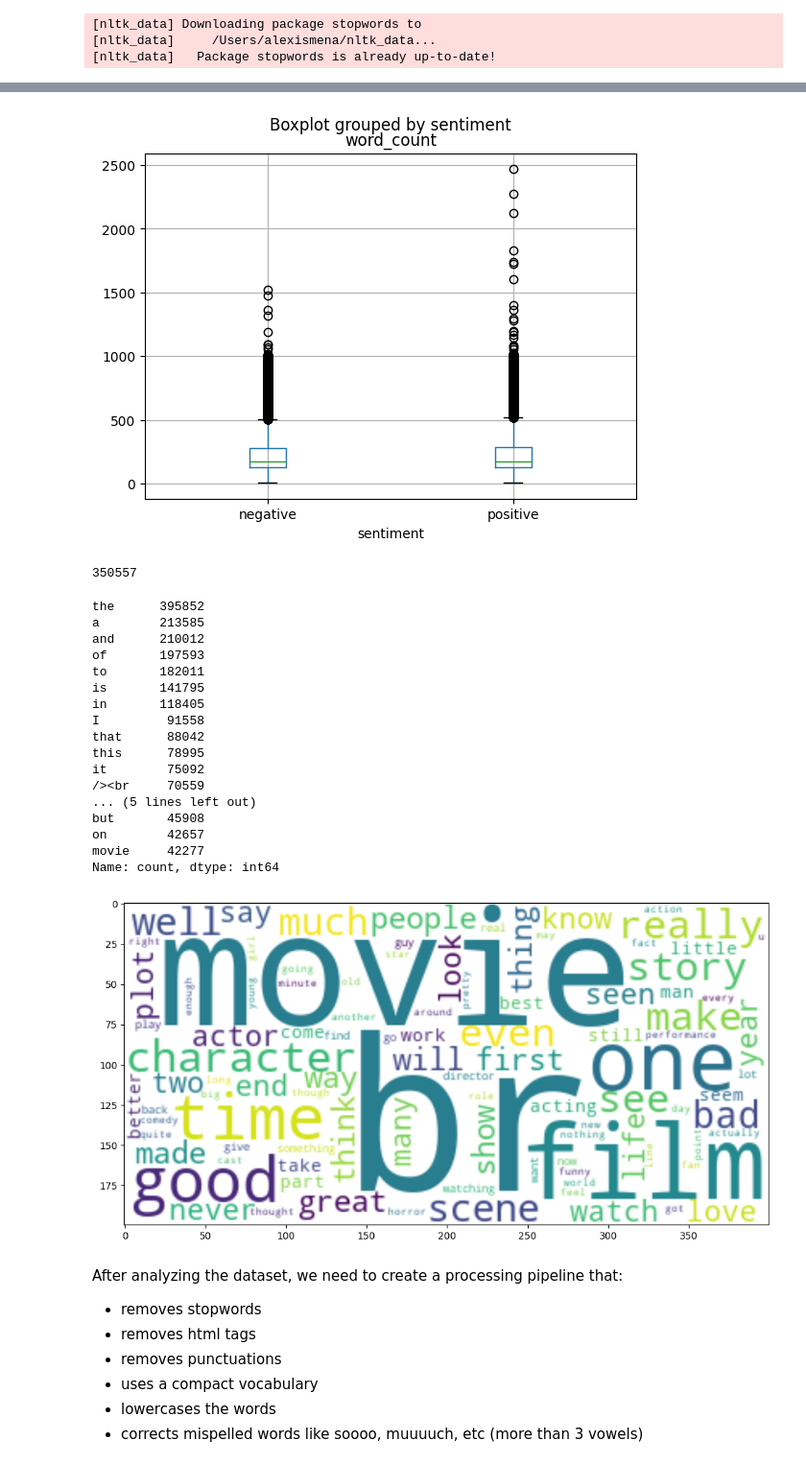
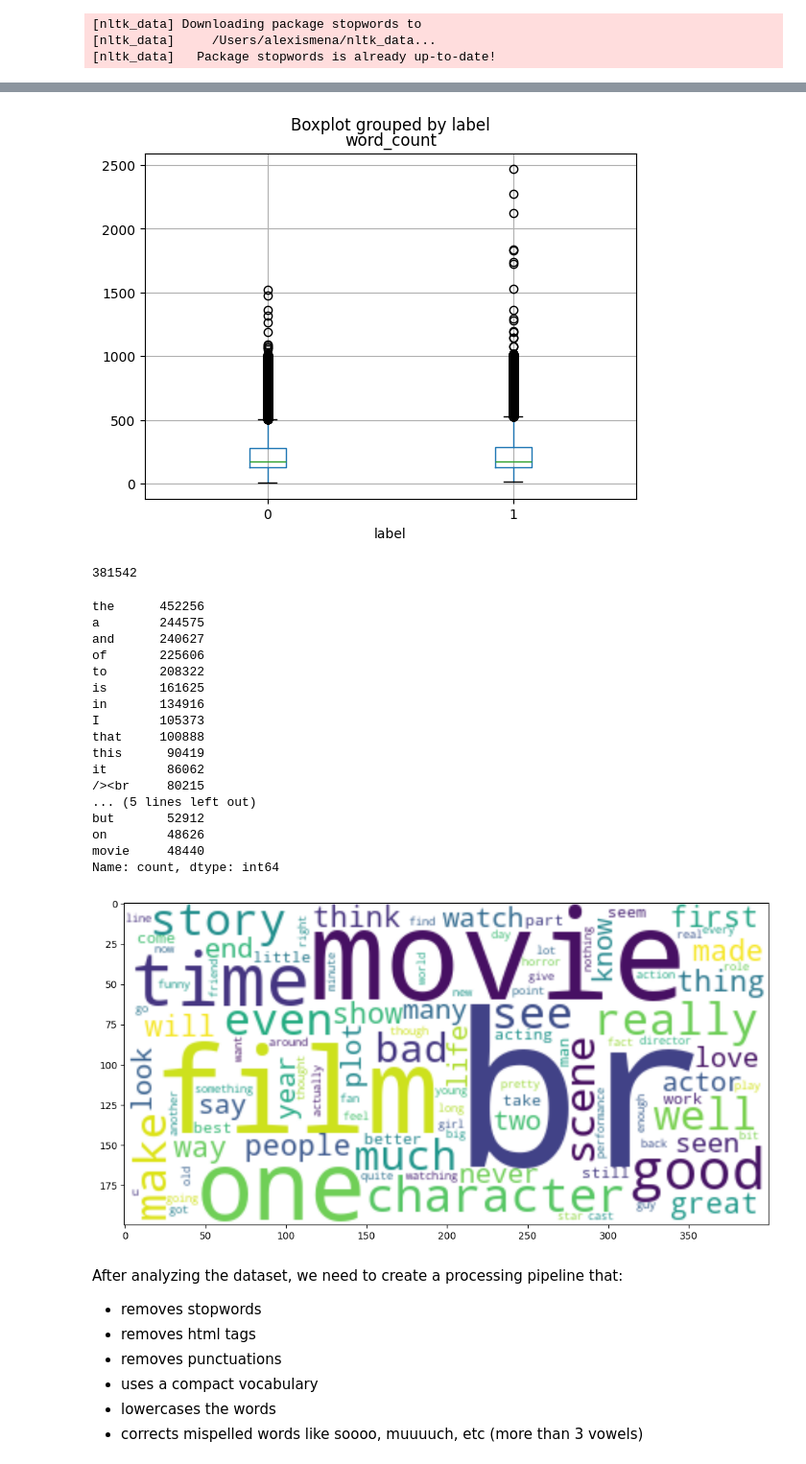
Before and after one commit to alexismenanieves/TensorFlow_Basics, a Jupyter notebook: notebooks/01_IMDB_Sentiment_Analysis.ipynb, the cells around one changed output, grey strips where cells are left out. Shown: that part at 96% size. Saved outputs shown, nothing was run; the diff lists cells and outputs as text; code cells hidden in the pictures.

```diff
--- a/notebooks/01_IMDB_Sentiment_Analysis.ipynb
+++ b/notebooks/01_IMDB_Sentiment_Analysis.ipynb
@@ -115,3 +103,9 @@ test_df = test_df.reset_index(drop=True)
+# %%
+# 1.4 Preprocess data based on observed information
+df_train = df_train[~df_train.text.duplicated()]
+df_val = df_val[~df_val.text.duplicated()]
+df_train.reset_index(drop=True, inplace=True)
+df_val.reset_index(drop=True, inplace=True)
 # %%
 # Step 2. Create a basic analysis
 # 2.1 Get basic info
@@ -166,50 +167,50 @@ plt.show()
 # %%
 # 2.6 Show boxplot of word count stratified by sentiment
-(train_df
- .assign(word_count = train_df['review'].apply(lambda x: len(x.split())))
- .boxplot('word_count', by='sentiment')
+(df_train
+ .assign(word_count = df_train['text'].apply(lambda x: len(x.split())))
+ .boxplot('word_count', by='label')
 )
 plt.show()
 # %% [output]
-[figure, old version]
+[figure, new version]
 # %%
 # 2.7 List total words in our vocabulary
-train_df['review'].str.split(expand=True).stack().value_counts().count()
+df_train['text'].str.split(expand=True).stack().value_counts().count()
 # %% [output]
-350557
+381542
 # %%
 # 2.8 List most frequent words in reviews
-train_df['review'].str.split(expand=True).stack().value_counts()[:20]
+df_train['text'].str.split(expand=True).stack().value_counts()[:20]
 # %% [output]
-the      395852
-a        213585
-and      210012
-of       197593
-to       182011
-is       141795
-in       118405
-I         91558
-that      88042
-this      78995
-it        75092
-/><br     70559
+the      452256
+a        244575
+and      240627
+of       225606
+to       208322
+is       161625
+in       134916
+I        105373
+that     100888
+this      90419
+it        86062
+/><br     80215
 ... (5 lines left out)
-but       45908
-on        42657
-movie     42277
+but       52912
+on        48626
+movie     48440
 Name: count, dtype: int64
 # %%
 # 2.9 View the wordcloud of reviews without stopwords
-text = ' '.join(i.lower() for i in train_df['review'])
+text = ' '.join(i.lower() for i in df_train['text'])
 wordcloud = WordCloud(max_words=100,
                       stopwords=None,
                       background_color='White',
                       collocations=False).generate(text)
 plt.figure(figsize=(12,12))
 plt.imshow(wordcloud, interpolation='bilinear')
 plt.show()
 # %% [output]
-[figure, old version]
+[figure, new version]
 # %% [markdown]
 After analyzing the dataset, we need to create a processing pipeline that:
 - removes stopwords
```
Also changed, not shown: parts of 39 cells of this notebook.
